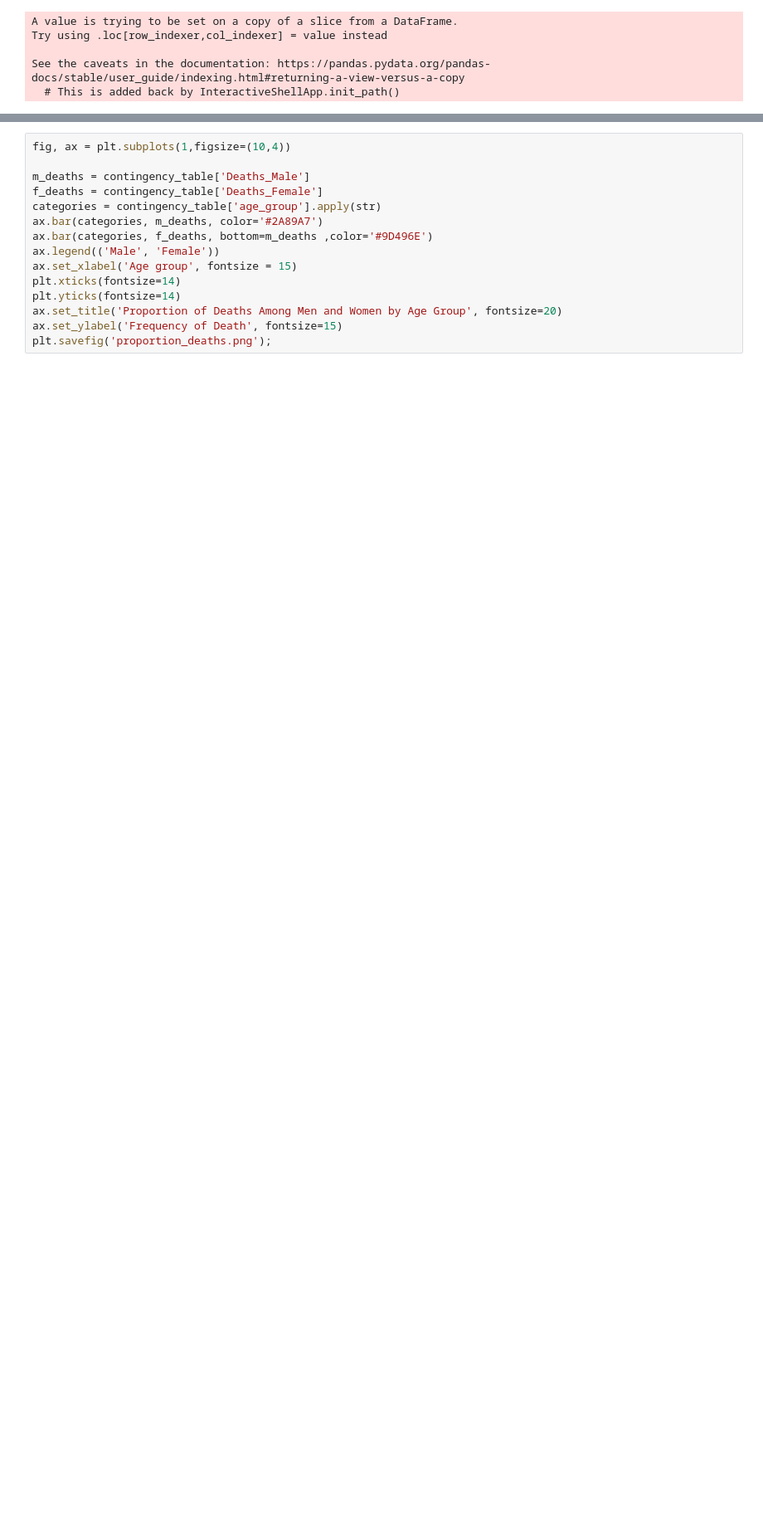
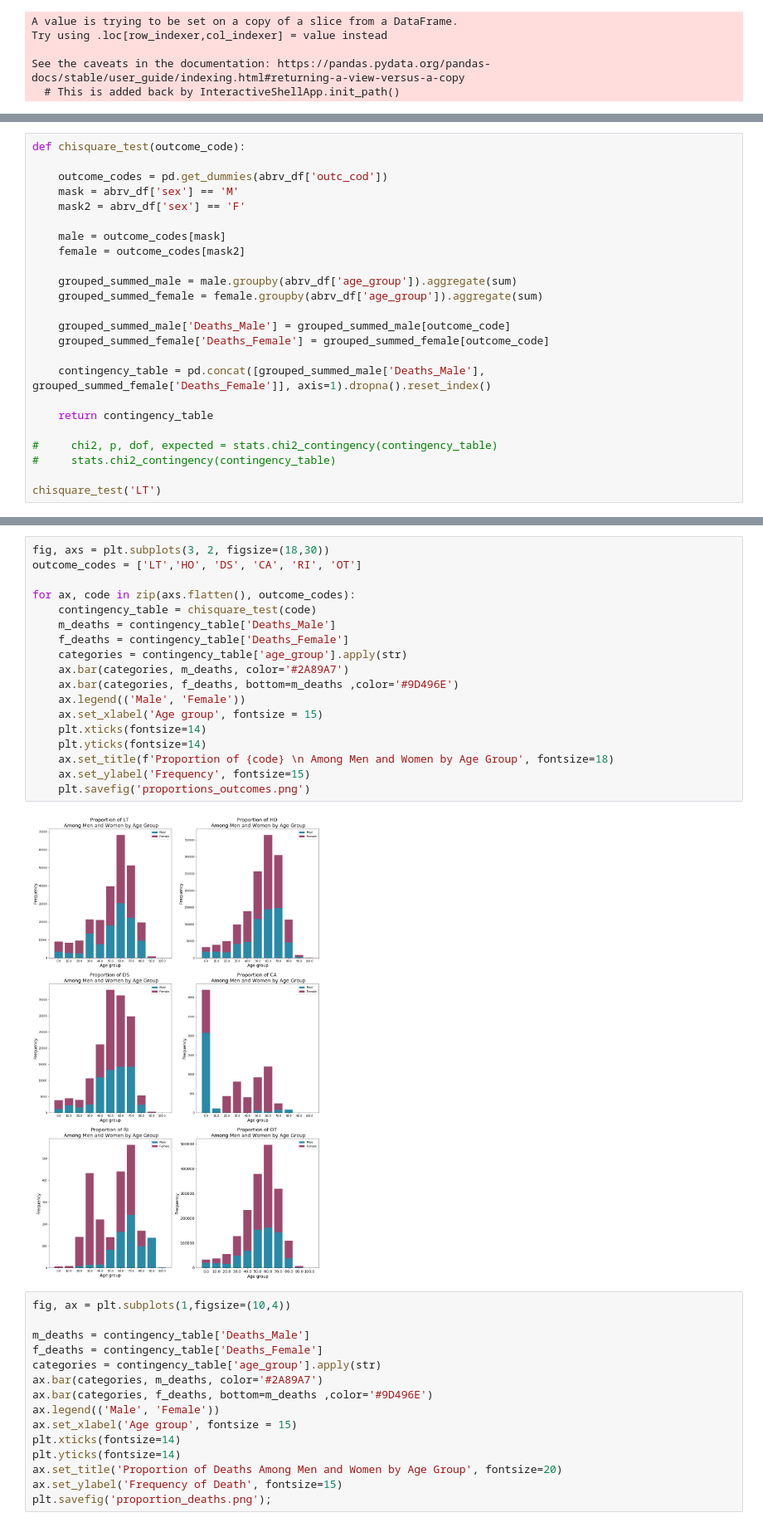
Before and after one commit to gina-santana/Adverse-Drug-Events, a Jupyter notebook: notebooks/HypothesisTestingD3.ipynb, the cells around one changed output, grey strips where cells are left out. Shown: that part at 83% size. Saved outputs shown, nothing was run; the diff lists cells and outputs as text; blank space fills up the shorter version.

Commit message:
Add image and update notebook

```diff
--- a/notebooks/HypothesisTestingD3.ipynb
+++ b/notebooks/HypothesisTestingD3.ipynb
@@ -158,3 +161,27 @@ stats.chi2_contingency(contingency_table)
         [5.99223569e+01, 1.73335768e+04, 1.66765009e+04],
         [6.26309108e+00, 1.81170727e+03, 1.74302963e+03],
         [2.37438162e-01, 6.86830896e+01, 6.60794722e+01]]))
+# %%
+def chisquare_test(outcome_code):
+
+    outcome_codes = pd.get_dummies(abrv_df['outc_cod'])
+    mask = abrv_df['sex'] == 'M'
+    mask2 = abrv_df['sex'] == 'F'
+
+    male = outcome_codes[mask]
+    female = outcome_codes[mask2]
+
+    grouped_summed_male = male.groupby(abrv_df['age_group']).aggregate(sum)
+    grouped_summed_female = female.groupby(abrv_df['age_group']).aggregate(sum)
+
+    grouped_summed_male['Deaths_Male'] = grouped_summed_male[outcome_code]
+    grouped_summed_female['Deaths_Female'] = grouped_summed_female[outcome_code]
+
+    contingency_table = pd.concat([grouped_summed_male['Deaths_Male'], grouped_summed_female['Deaths_Female']], axis=1).dropna().reset_index()
+
+    return contingency_table
+
+#     chi2, p, dof, expected = stats.chi2_contingency(contingency_table)
+#     stats.chi2_contingency(contingency_table)
+
+chisquare_test('LT')
@@ -161,3 +201,23 @@ stats.chi2_contingency(contingency_table)
+# %%
+fig, axs = plt.subplots(3, 2, figsize=(18,30))
+outcome_codes = ['LT','HO', 'DS', 'CA', 'RI', 'OT']
+
+for ax, code in zip(axs.flatten(), outcome_codes):
+    contingency_table = chisquare_test(code)
+    m_deaths = contingency_table['Deaths_Male']
+    f_deaths = contingency_table['Deaths_Female']
+    categories = contingency_table['age_group'].apply(str)
+    ax.bar(categories, m_deaths, color='#2A89A7')
+    ax.bar(categories, f_deaths, bottom=m_deaths ,color='#9D496E')
+    ax.legend(('Male', 'Female'))
+    ax.set_xlabel('Age group', fontsize = 15)
+    plt.xticks(fontsize=14)
+    plt.yticks(fontsize=14)
+    ax.set_title(f'Proportion of {code} \n Among Men and Women by Age Group', fontsize=18)
+    ax.set_ylabel('Frequency', fontsize=15)
+    plt.savefig('proportions_outcomes.png')
+# %% [output]
+[figure, added]
 # %%
 fig, ax = plt.subplots(1,figsize=(10,4))
 
```
Also changed, not shown: parts of 5 cells of this notebook, 1 other file.
